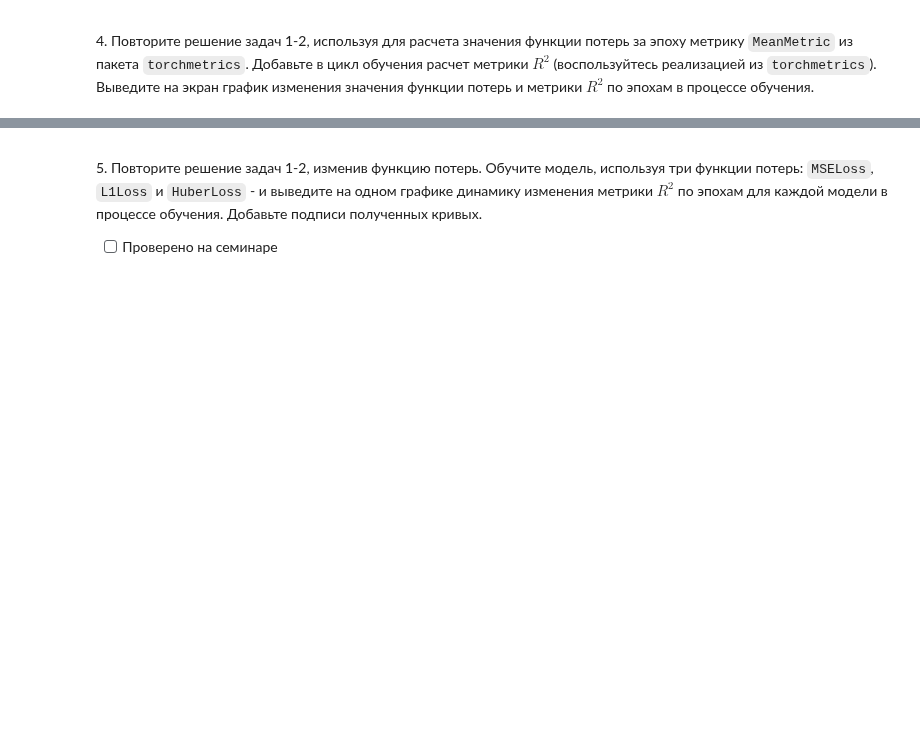
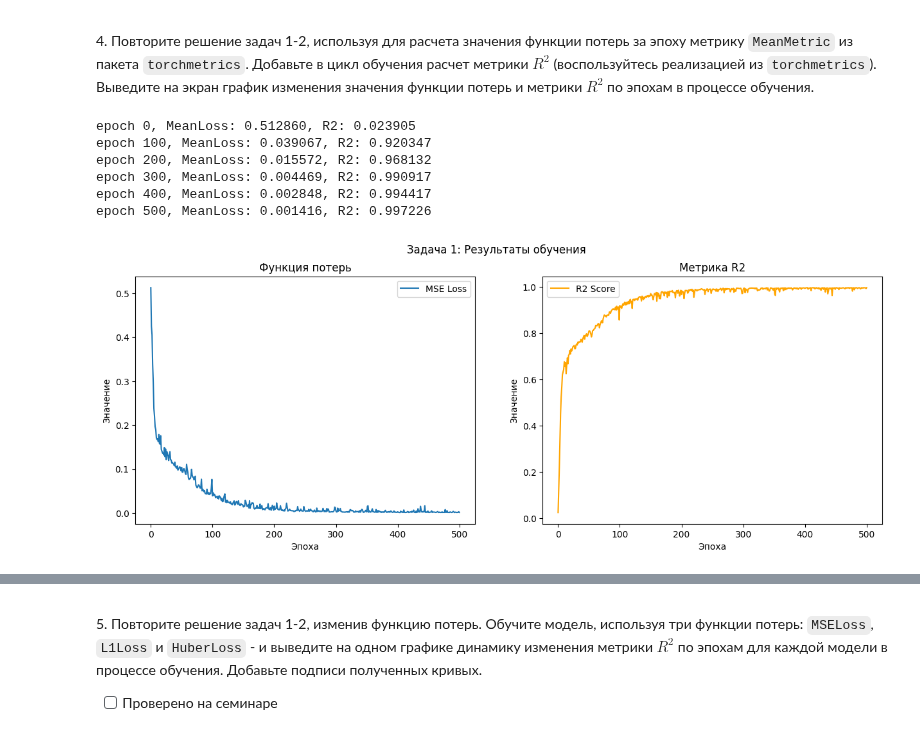
Before and after one commit to Ackrome/FU, a Jupyter notebook: Course_3/DL/01_5_torch_nn_regression.ipynb, the cells around one changed output, grey strips where cells are left out. Saved outputs shown, nothing was run; the diff lists cells and outputs as text; code cells hidden in the pictures; blank space fills up the shorter version.

```diff
--- a/Course_3/DL/01_5_torch_nn_regression.ipynb
+++ b/Course_3/DL/01_5_torch_nn_regression.ipynb
@@ -356,0 +360,58 @@ epoch  200 , loss 0.00000000
+# %%
+X = torch.linspace(0, 1, 100).view(-1, 1)
+y = torch.sin(2 * torch.pi * X) + 0.1 * torch.rand(X.size())
+dset = TensorDataset(X, y)
+loader = DataLoader(dset, batch_size=16, shuffle=True)
+# %%
+model1 = SineModel(X.shape[1], 16, 32)
+criterion1 = nn.MSELoss()
+optimizer1 = optim.SGD(model1.parameters(), lr=0.08)
+
+EPOCHS = 500
+epoch_losses1 = []
+epoch_r2s1 = []
+loss_metric1 = MeanMetric()
+r2_metric1 = R2Score()
+
+for epoch in range(EPOCHS + 1):
+    loss_metric1.reset()
+    r2_metric1.reset()
+
+    for X_batch, y_batch in loader:
+        y_pred = model1(X_batch).flatten()
+        loss = criterion1(y_pred, y_batch.flatten())
+        optimizer1.zero_grad()
+        loss.backward()
+        optimizer1.step()
+        loss_metric1.update(loss)
+        r2_metric1.update(y_pred, y_batch.flatten())
+
+    epoch_loss = loss_metric1.compute()
+    epoch_r2 = r2_metric1.compute()
+    epoch_losses1.append(epoch_loss.item())
+    epoch_r2s1.append(epoch_r2.item())
+
+    if epoch % 100 == 0:
+        print(f'epoch {epoch}, MeanLoss: {epoch_loss:.6f}, R2: {epoch_r2:.6f}')
+
+fig1, (aX_1, aX_2) = plt.subplots(1, 2, figsize=(15, 5))
+fig1.suptitle('Задача 1: Результаты обучения')
+aX_1.plot(epoch_losses1, label='MSE Loss')
+aX_1.set_xlabel('Эпоха')
+aX_1.set_ylabel('Значение')
+aX_1.set_title('Функция потерь')
+aX_1.legend()
+aX_2.plot(epoch_r2s1, label='R2 Score', color='orange')
+aX_2.set_xlabel('Эпоха')
+aX_2.set_ylabel('Значение')
+aX_2.set_title('Метрика R2')
+aX_2.legend()
+plt.show()
+# %% [output]
+epoch 0, MeanLoss: 0.512860, R2: 0.023905
+epoch 100, MeanLoss: 0.039067, R2: 0.920347
+epoch 200, MeanLoss: 0.015572, R2: 0.968132
+epoch 300, MeanLoss: 0.004469, R2: 0.990917
+epoch 400, MeanLoss: 0.002848, R2: 0.994417
+epoch 500, MeanLoss: 0.001416, R2: 0.997226
+[figure, added]
```
Also changed, not shown: parts of 16 cells of this notebook.
